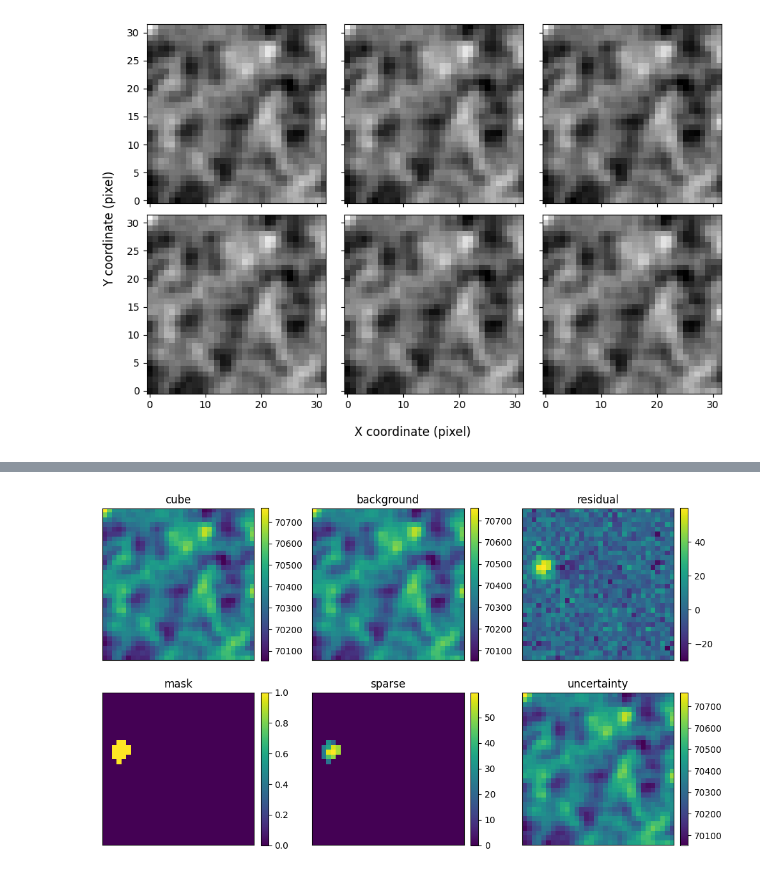
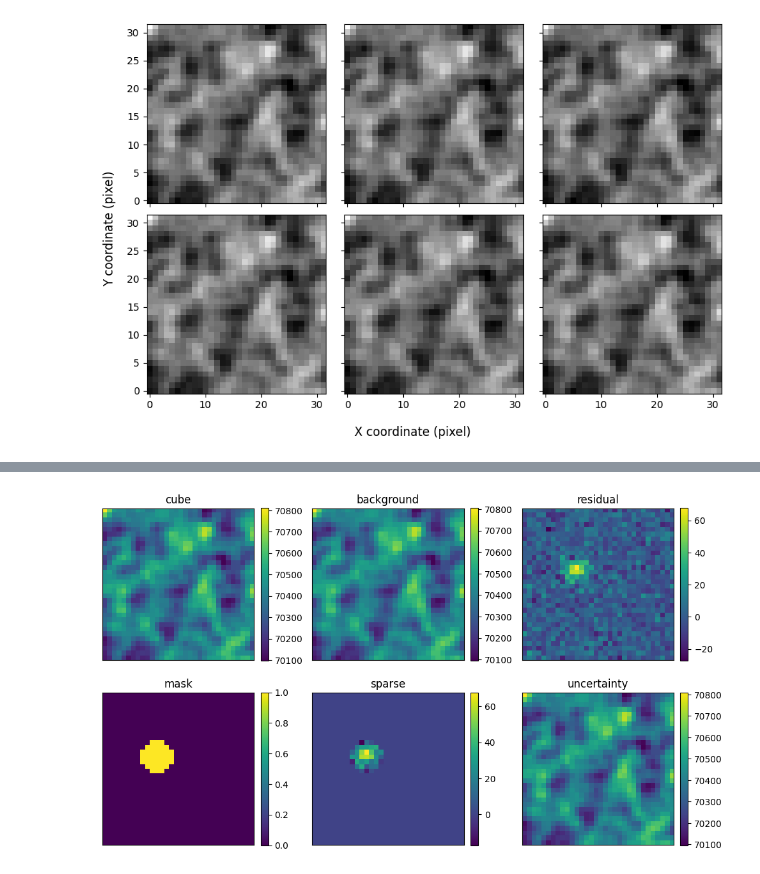
Before and after one commit to astronasutarou/comicsnet, a Jupyter notebook: notebook/comparison_BIRSVD.ipynb, the cells around one changed output, grey strips where cells are left out. Saved outputs shown, nothing was run; the diff lists cells and outputs as text; code cells hidden in the pictures.

Commit message:
docs: update BIRSVD demo for fixed-mask fitting

```diff
--- a/notebook/comparison_BIRSVD.ipynb
+++ b/notebook/comparison_BIRSVD.ipynb
@@ -19,5 +27,6 @@ that the notebook runs quickly on CPU.
 # %%
 cube = fits.open('../data/demo.fits')[0].data
+mask = fits.open('../data/demo.fits')['MASK'].data
 nz, ny, nx = cube.shape
 # %%
 fig, axes = plt.subplots(2, 3, figsize=(9, 6), sharex=True, sharey=True)
@@ -48,17 +59,7 @@ def robust_scale(x: np.array, min_scale: float) -> np.array:
 # %%
 data = cube.reshape(nz, ny * nx)
-mask = np.ones_like(data)
+weight = (1.0 - mask).reshape(nz, ny * nx)
 n_rank = 2
 
-result = birsvd(data, mask, n_rank)
+result = birsvd(data, weight, n_rank)
 res = result.residual(data)
-# %%
-scale = robust_scale(res, min_scale=1.0e-3)
-mask = res > 2 * scale
-kernel = np.array([[0, 1, 0], [1, 1, 1], [0, 1, 0]])
-
-for n in range(nz):
-  mask[n] = 1 - ndimage.binary_opening(mask[n].reshape(32, 32), kernel).ravel()
-# %%
-result = birsvd(data, mask, n_rank)
-res = result.residual(data)
@@ -65,31 +75,31 @@ res = result.residual(data)
 # %%
-frame_index = 0
+frame_index = 8
 background = result.A.reshape(nz, ny, nx)
 residual = res.reshape(nz, ny, nx)
-maskcube = 1.0 - mask.reshape(nz, ny, nx)
+maskcube = mask.reshape(nz, ny, nx)
 sparse = maskcube * residual
 
 fig, axes = plt.subplots(2, 3, figsize=(10, 6))
 items = [
   ('cube', cube[frame_index]),
   ('background', background[frame_index]),
   ('residual', residual[frame_index]),
   ('mask', maskcube[frame_index]),
   ('sparse', sparse[frame_index]),
   ('uncertainty', cube[frame_index]),
 ]
 
 for axis, (title, image) in zip(axes.ravel(), items):
   handle = axis.imshow(image, origin='lower', cmap='viridis')
   axis.set_title(title)
   axis.set_xticks([])
   axis.set_yticks([])
   fig.colorbar(handle, ax=axis, fraction=0.046, pad=0.04)
 
 fig.tight_layout()
 plt.show()
 # %% [output]
-[figure, old version]
+[figure, new version]
 # %%
 hdul = fits.HDUList([
   fits.PrimaryHDU(data=residual),
```
Also changed, not shown: parts of 8 cells of this notebook.
